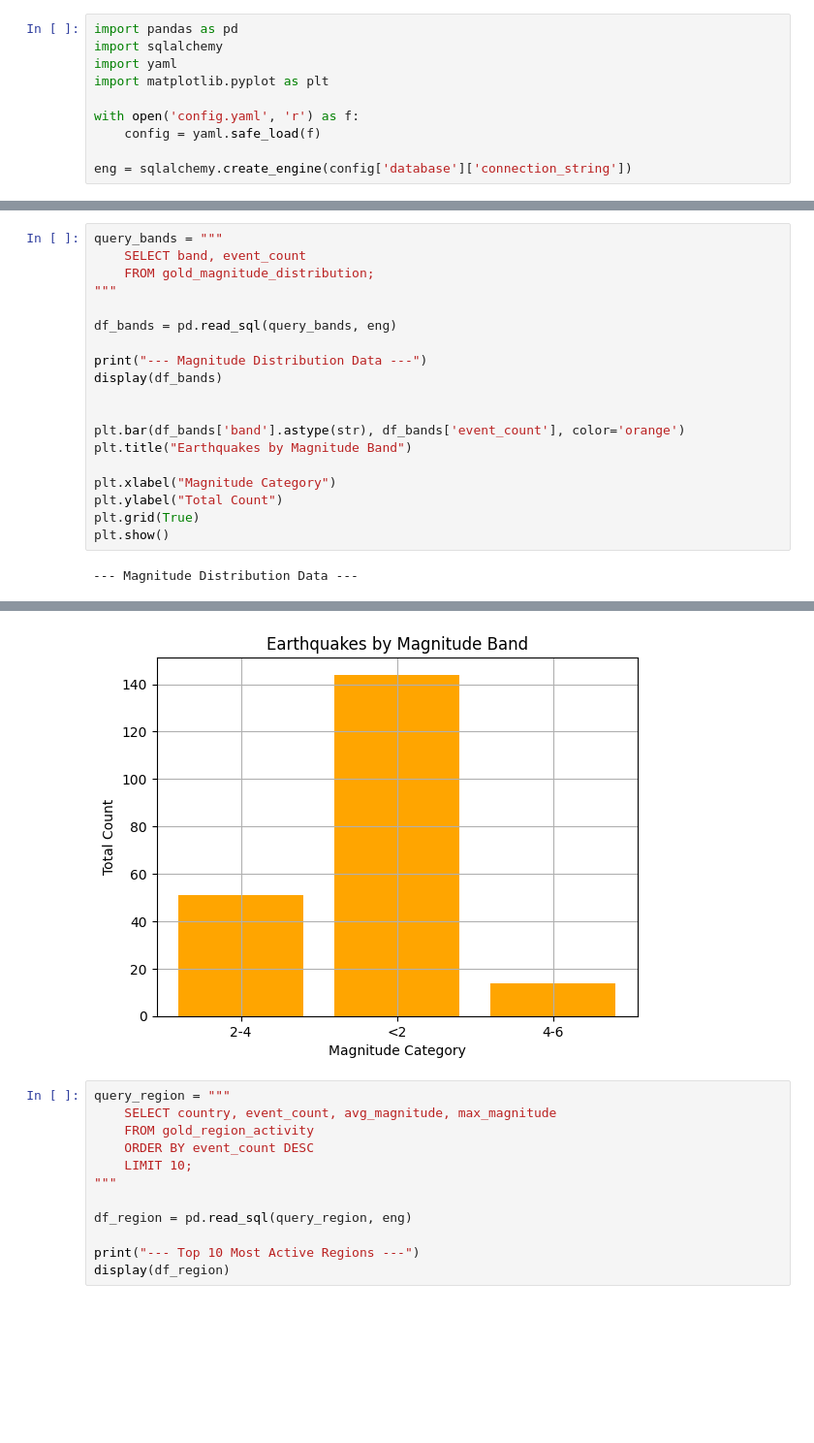
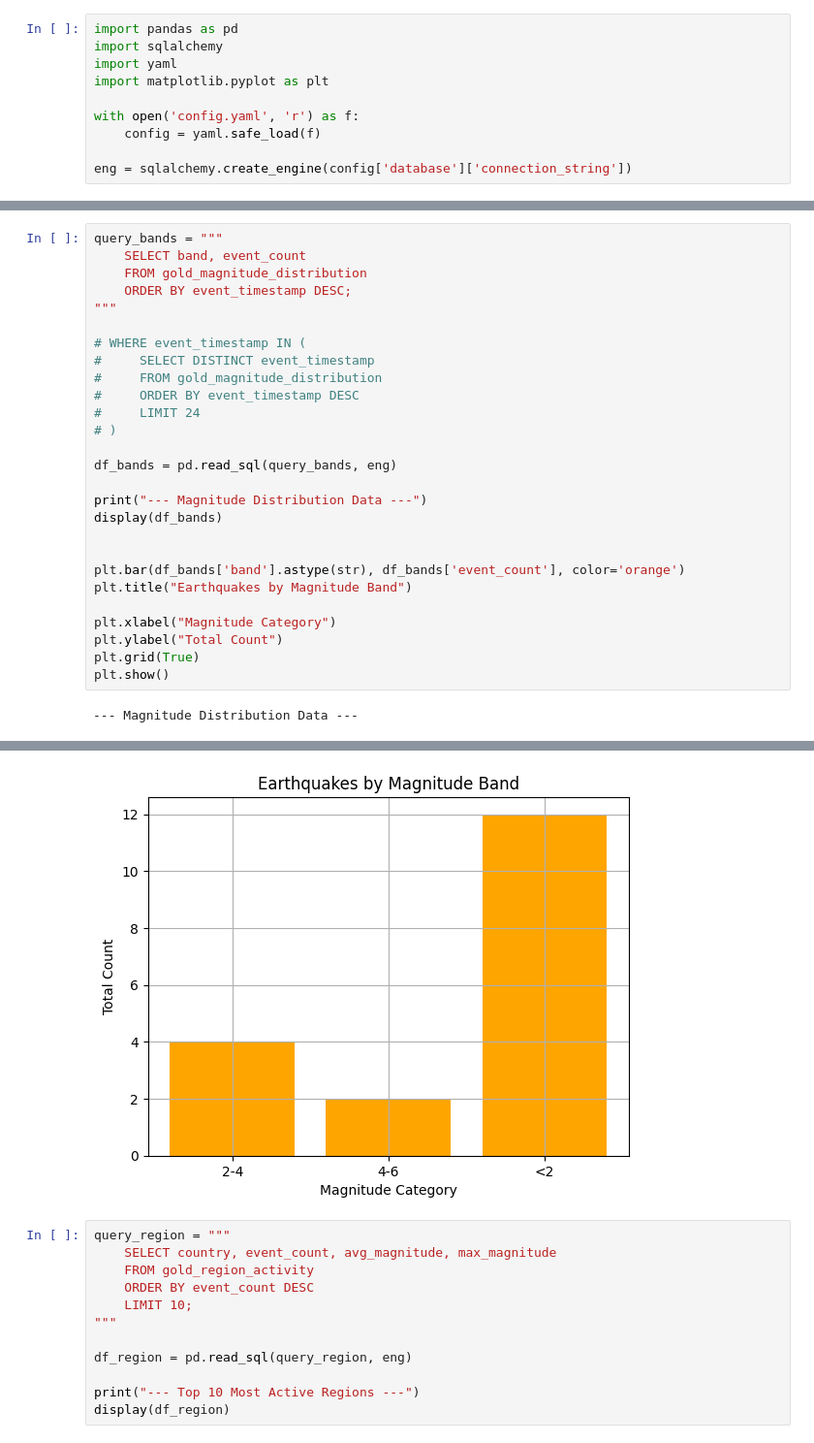
Before and after one commit to AgriimRastogi/USGS-Earthquake-Event-Analytics-Pipeline, a Jupyter notebook: testing.ipynb, the cells around one changed output, grey strips where cells are left out. Shown at 97% size. Saved outputs shown, nothing was run; the diff lists cells and outputs as text; blank space fills up the shorter version.

```diff
--- a/testing.ipynb
+++ b/testing.ipynb
@@ -40,8 +44,16 @@ plt.show()
 # %%
 query_bands = """
     SELECT band, event_count
-    FROM gold_magnitude_distribution;
+    FROM gold_magnitude_distribution
+    ORDER BY event_timestamp DESC;
 """
+
+# WHERE event_timestamp IN (
+#     SELECT DISTINCT event_timestamp
+#     FROM gold_magnitude_distribution
+#     ORDER BY event_timestamp DESC
+#     LIMIT 24
+# )
 
 df_bands = pd.read_sql(query_bands, eng)
 
@@ -70,4 +90,4 @@ plt.show()
-[figure, old version]
+[figure, new version]
 # %%
 query_region = """
     SELECT country, event_count, avg_magnitude, max_magnitude
```
Also changed, not shown: parts of 3 cells of this notebook, 15 other files.
